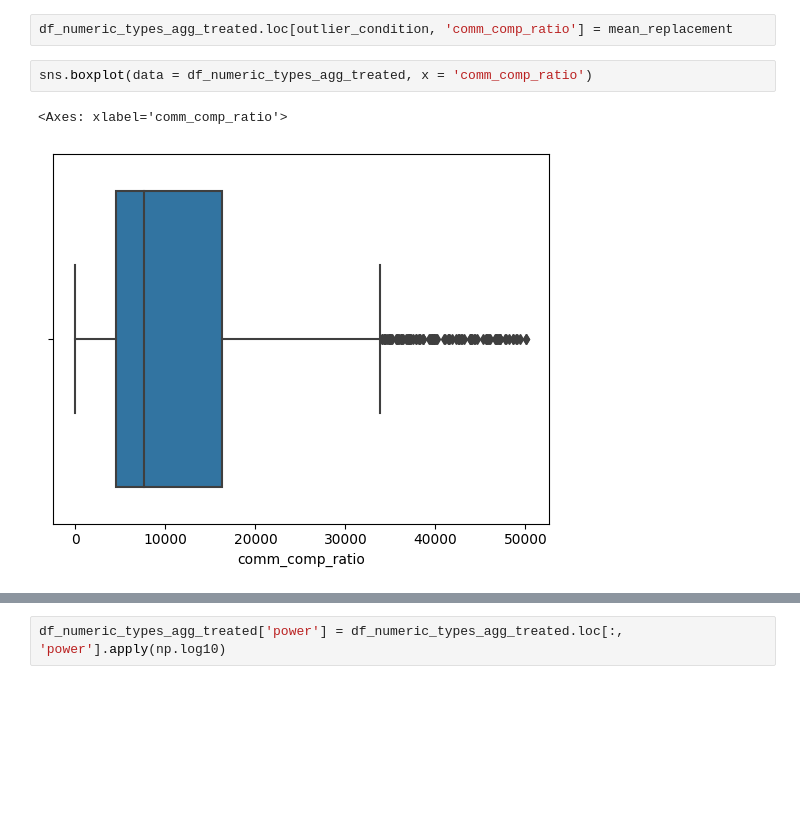
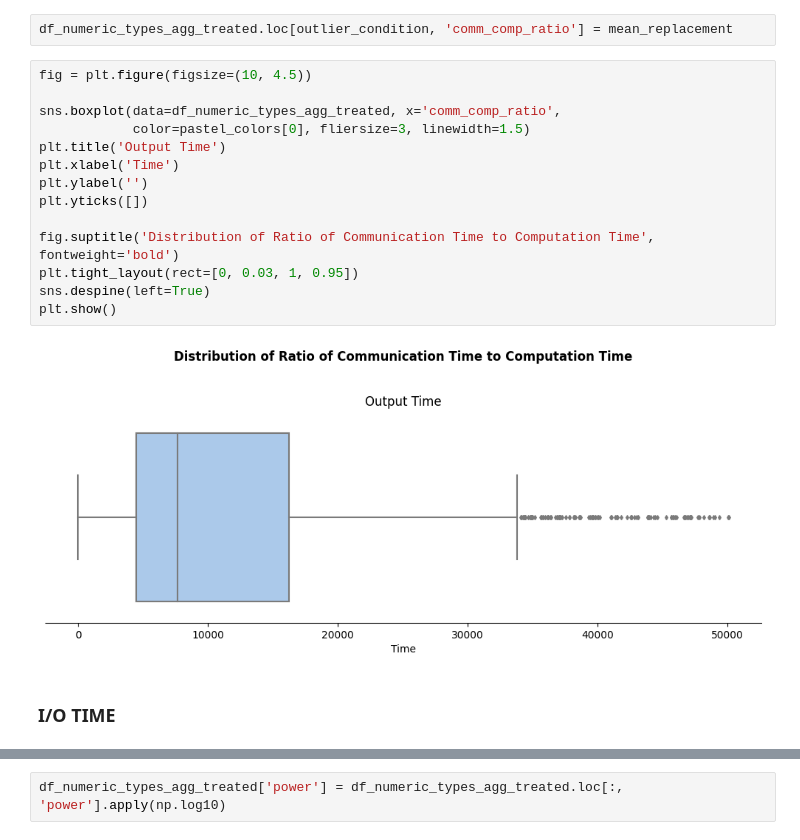
Before and after one commit to marcosamaris/green-hpc-workflow, a Jupyter notebook: notebooks/montage-workflow-notebook.ipynb, the cells around one changed output, grey strips where cells are left out. Drawn from its saved outputs; the diff is of its cells as text; blank space fills up the shorter version.

```diff
--- a/notebooks/montage-workflow-notebook.ipynb
+++ b/notebooks/montage-workflow-notebook.ipynb
@@ -289,8 +335,21 @@ no_outliers_values = df_numeric_types_agg.loc[~outlier_condition, 'comm_comp_rat
 mean_replacement = no_outliers_values.mean()
 # %%
 df_numeric_types_agg_treated.loc[outlier_condition, 'comm_comp_ratio'] = mean_replacement
-# %%
-sns.boxplot(data = df_numeric_types_agg_treated, x = 'comm_comp_ratio')
-# %% [output]
-<Axes: xlabel='comm_comp_ratio'>
-[figure, removed]
+# %%
+fig = plt.figure(figsize=(10, 4.5))
+
+sns.boxplot(data=df_numeric_types_agg_treated, x='comm_comp_ratio',
+            color=pastel_colors[0], fliersize=3, linewidth=1.5)
+plt.title('Output Time')
+plt.xlabel('Time')
+plt.ylabel('')
+plt.yticks([])
+
+fig.suptitle('Distribution of Ratio of Communication Time to Computation Time', fontweight='bold')
+plt.tight_layout(rect=[0, 0.03, 1, 0.95])
+sns.despine(left=True)
+plt.show()
+# %% [output]
+[figure, added]
+# %% [markdown]
+### I/O TIME
```
Also changed, not shown: parts of 49 cells of this notebook.
